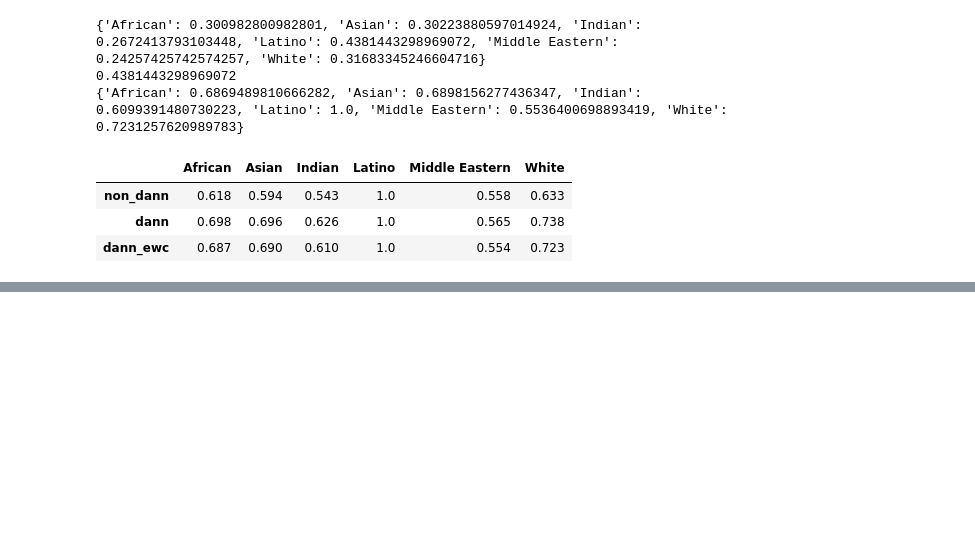
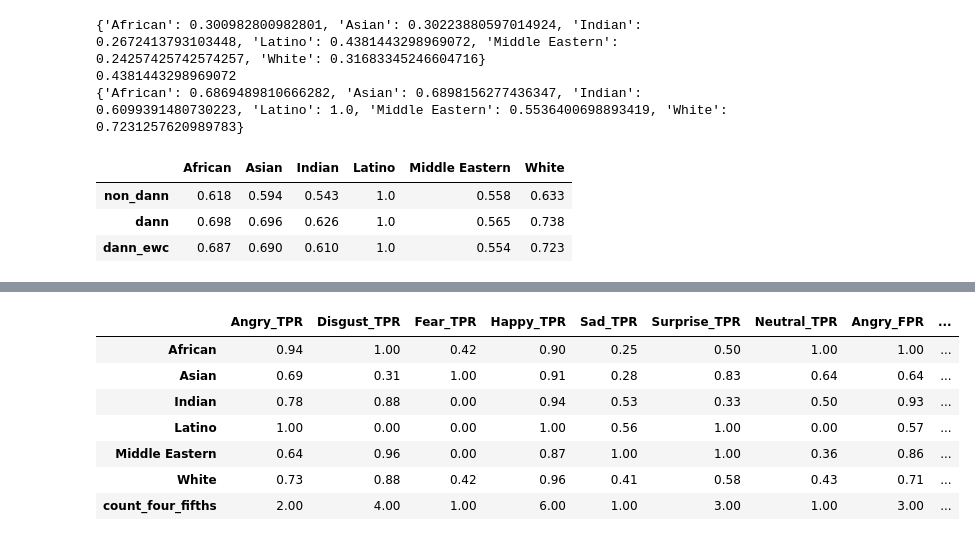
Before and after one commit to scaairesearch/da_cv_fer, a Jupyter notebook: Bias_Evaluation_Inference_FER_v2_12a.ipynb, the cells around one changed output, grey strips where cells are left out. Drawn from its saved outputs; the diff is of its cells as text; code cells hidden in the pictures; blank space fills up the shorter version.

```diff
--- a/Bias_Evaluation_Inference_FER_v2_12a.ipynb
+++ b/Bias_Evaluation_Inference_FER_v2_12a.ipynb
@@ -573,0 +696,11 @@ df
+# %%
+get_eoo_eo(calculate_tpr_fpr_per_race(non_dann_result)[0])
+# %% [output]
+|  | Angry_TPR | Disgust_TPR | Fear_TPR | Happy_TPR | Sad_TPR | Surprise_TPR | Neutral_TPR | Angry_FPR | ... |
+| African | 0.94 | 1.00 | 0.42 | 0.90 | 0.25 | 0.50 | 1.00 | 1.00 | ... |
+| Asian | 0.69 | 0.31 | 1.00 | 0.91 | 0.28 | 0.83 | 0.64 | 0.64 | ... |
+| Indian | 0.78 | 0.88 | 0.00 | 0.94 | 0.53 | 0.33 | 0.50 | 0.93 | ... |
+| Latino | 1.00 | 0.00 | 0.00 | 1.00 | 0.56 | 1.00 | 0.00 | 0.57 | ... |
+| Middle Eastern | 0.64 | 0.96 | 0.00 | 0.87 | 1.00 | 1.00 | 0.36 | 0.86 | ... |
+| White | 0.73 | 0.88 | 0.42 | 0.96 | 0.41 | 0.58 | 0.43 | 0.71 | ... |
+| count_four_fifths | 2.00 | 4.00 | 1.00 | 6.00 | 1.00 | 3.00 | 1.00 | 3.00 | ... |
```
Also changed, not shown: parts of 45 cells of this notebook.
